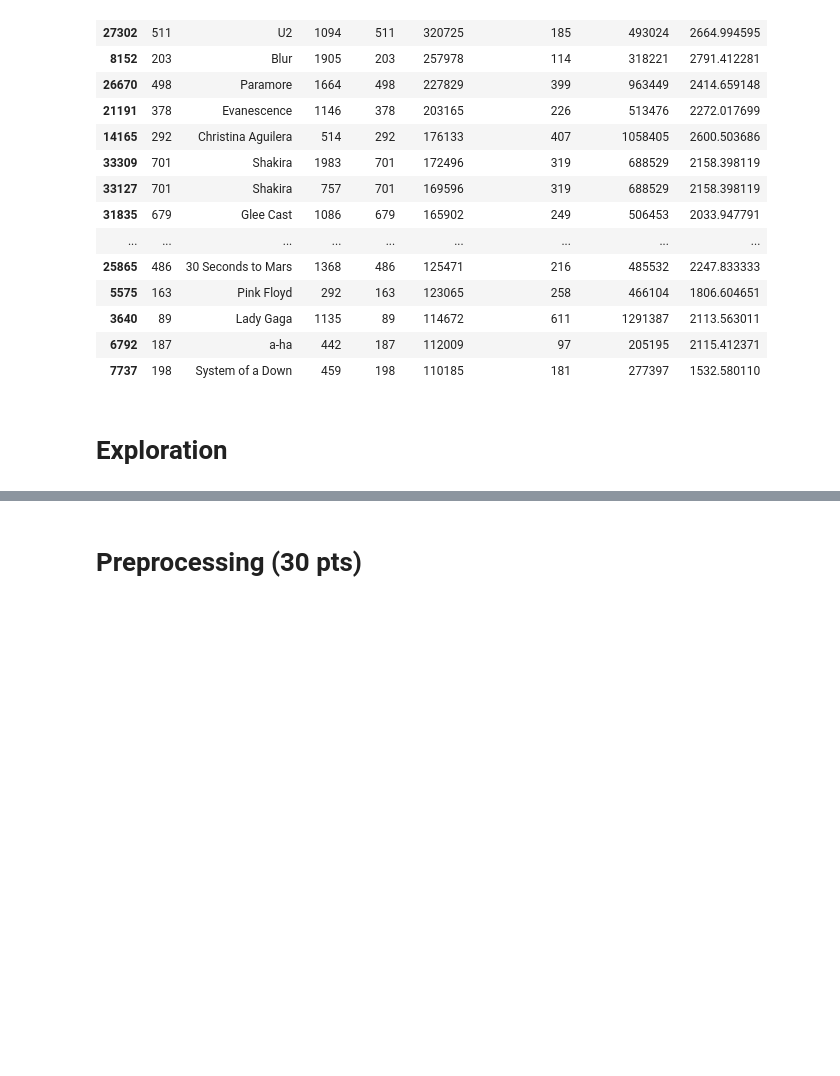
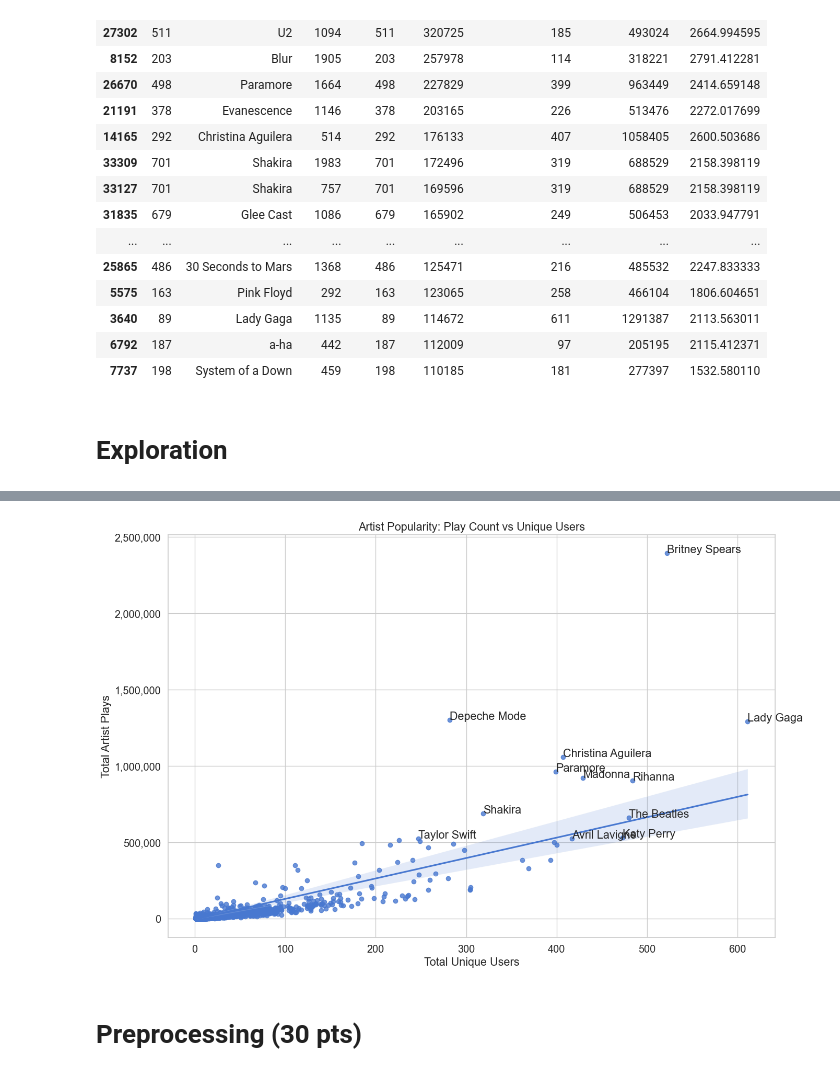
Before and after one commit to saeedzou/Deep-Learning-Assignments-2022, a Jupyter notebook: Assignment 1/DL2022-HW1-P1.ipynb, the cells around one changed output, grey strips where cells are left out. Cells and saved outputs as stored; diff of their text form; code cells hidden in the pictures; blank space fills up the shorter version.

```diff
--- a/Assignment 1/DL2022-HW1-P1.ipynb
+++ b/Assignment 1/DL2022-HW1-P1.ipynb
@@ -68,4 +50,5 @@ print(plays.head())
 ## TODO: merge two DataSets in a way that below DataFrame is created         ##
 ###############################################################################
 
-ap = pd.merge(artists, plays, left_on='id', right_on='artistID')
+ap = pd.merge(artists, plays, left_on='id', right_on='artistID', how='inner')
+ap
@@ -95,4 +92,4 @@ ap = ap.rename(columns={"weight": "playCount"})
 ## TODO: Delete the "id" columns and reset_indexes of ap                     ##
 ###############################################################################
 
-ap.drop('id', axis=1).reset_index()
+ap = ap.drop('id', axis=1).reset_index(drop=True)
@@ -120,6 +103,7 @@ ap.drop('id', axis=1).reset_index()
 ###############################################################################
 
 
-artist_rank = # Your Code
+artist_rank = ap.groupby(['name']).agg({'userID' : 'count', 'playCount' : 'sum'}).rename(columns={'userID':'totalUniqueUsers', 'playCount':'totalArtistPlays'}).sort_values(['totalArtistPlays'], ascending=False)
 
-artist_rank['avgUserPlays'] = # Your Code
+artist_rank['avgUserPlays'] = artist_rank['totalArtistPlays']/artist_rank['totalUniqueUsers']
+artist_rank
@@ -220,20 +223,22 @@ bar_chart_int(x,y,x_label,y_label,title,caption,total_val)
 # %%
-top_artists =  # TODO : index of top 12 items in "artist_rank" based on their "totalArtistPlays"
+top_artists = artist_rank.sort_values('totalArtistPlays', ascending=False).head(12).index # TODO : index of top 12 items in "artist_rank" based on their "totalArtistPlays"
 
-x = # TODO : "totalUniqueUsers" of "artist_rank"
-y =  # TODO :  "totalArtistPlays" of "artist_rank"
-labels =  # TODO : index of "artist_rank"
+x = artist_rank['totalUniqueUsers'] # TODO : "totalUniqueUsers" of "artist_rank"
+y = artist_rank['totalArtistPlays'] # TODO :  "totalArtistPlays" of "artist_rank"
+labels = artist_rank.index # TODO : index of "artist_rank"
 
 fig, ax = plt.subplots(figsize=(15,10))
-sns.regplot(x,y)
+sns.regplot(x=x,y=y)
 ax.set_title('Artist Popularity: Play Count vs Unique Users')
 ax.yaxis.set_major_formatter(ticker.FuncFormatter(lambda y, _: '{:,.0f}'.format(y)))
 ax.set_xlabel('Total Unique Users')
 ax.set_ylabel('Total Artist Plays')
 
 for i, t in enumerate(labels):
     if t in top_artists:
         ax.annotate(t,(x[i],y[i]))
+# %% [output]
+[figure, added]
 # %% [markdown]
 # Preprocessing (30 pts)
 # %%
```
Also changed, not shown: parts of 8 cells of this notebook.
